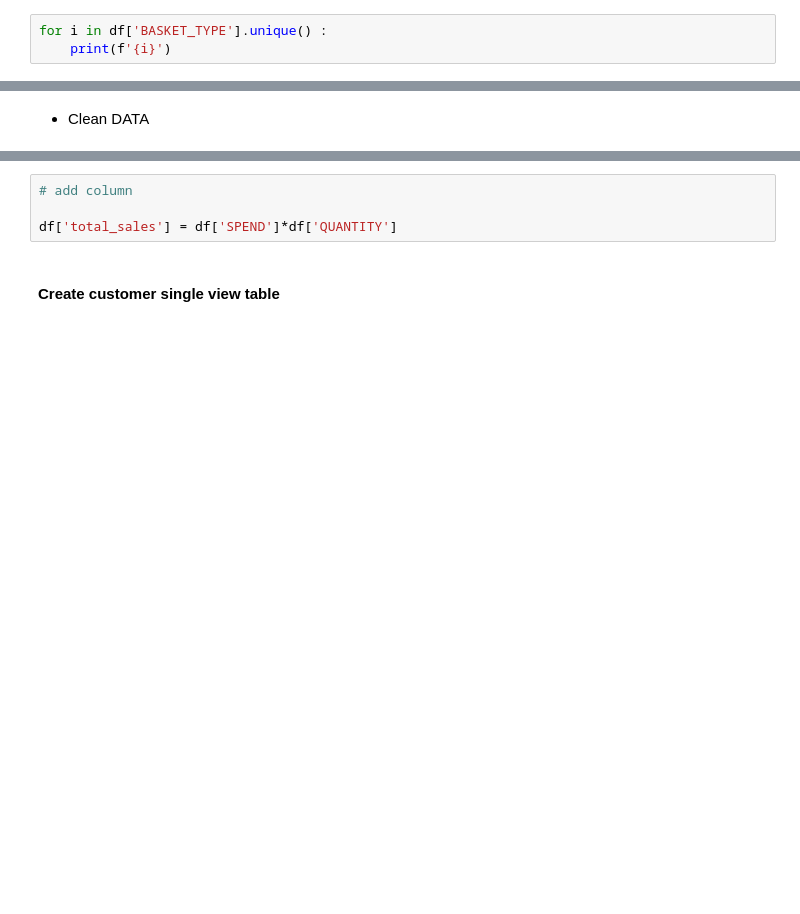
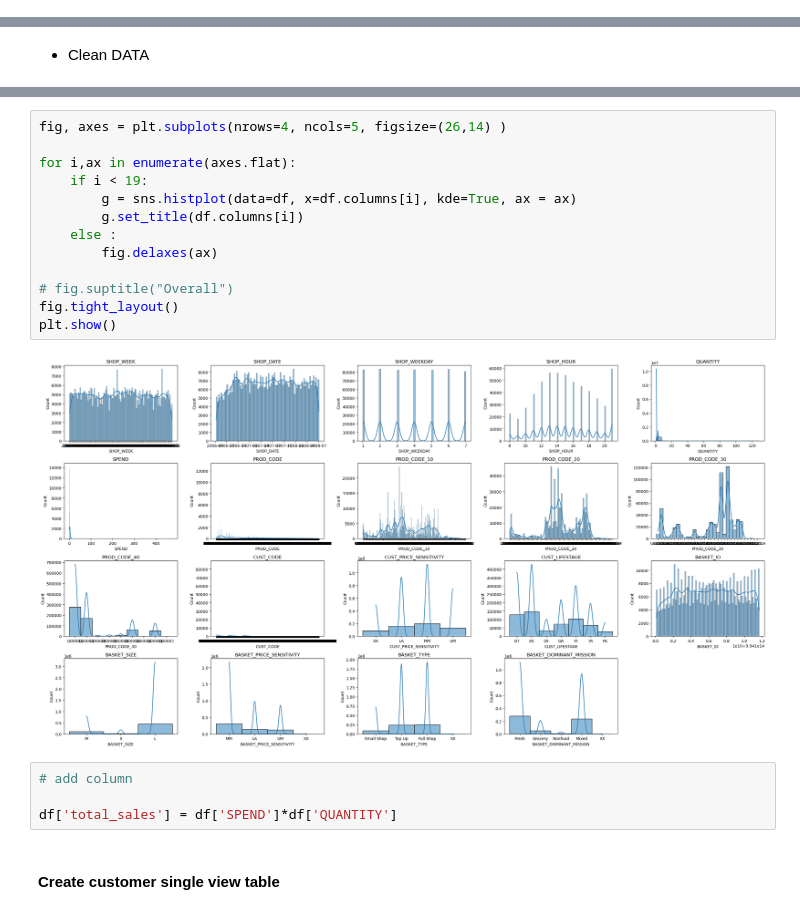
Before and after one commit to HikariJadeEmpire/AdvancedAnalytics-MADT8101, a Jupyter notebook: Week02_CustomerSingleView/KMean_LostusAnalytic.ipynb, the cells around one changed output, grey strips where cells are left out. Cells and saved outputs as stored; diff of their text form; blank space fills up the shorter version.

```diff
--- a/Week02_CustomerSingleView/KMean_LostusAnalytic.ipynb
+++ b/Week02_CustomerSingleView/KMean_LostusAnalytic.ipynb
@@ -51,6 +52,3 @@ Data columns (total 22 columns):
  21  STORE_REGION              578082 non-null  object
 dtypes: float64(1), int64(6), object(15)
 memory usage: 97.0+ MB
-# %%
-for i in df['BASKET_TYPE'].unique() :
-    print(f'{i}')
@@ -86,6 +78,21 @@ df.head()
 | 3 | 2008-15 | 2008-06-04 | 4 | 10 | 3 | 0.90 | PRD0901055 | CL00248 | ... |
 | 4 | 2006-26 | 2006-08-24 | 5 | 16 | 1 | 1.77 | PRD0901877 | CL00169 | ... |
 5 rows × 22 columns
+# %%
+fig, axes = plt.subplots(nrows=4, ncols=5, figsize=(26,14) )
+
+for i,ax in enumerate(axes.flat):
+    if i < 19:
+        g = sns.histplot(data=df, x=df.columns[i], kde=True, ax = ax)
+        g.set_title(df.columns[i])
+    else :
+        fig.delaxes(ax)
+
+# fig.suptitle("Overall")
+fig.tight_layout()
+plt.show()
+# %% [output]
+[figure, added]
 # %%
 # add column
 
```
Also changed, not shown: parts of 19 cells of this notebook.
